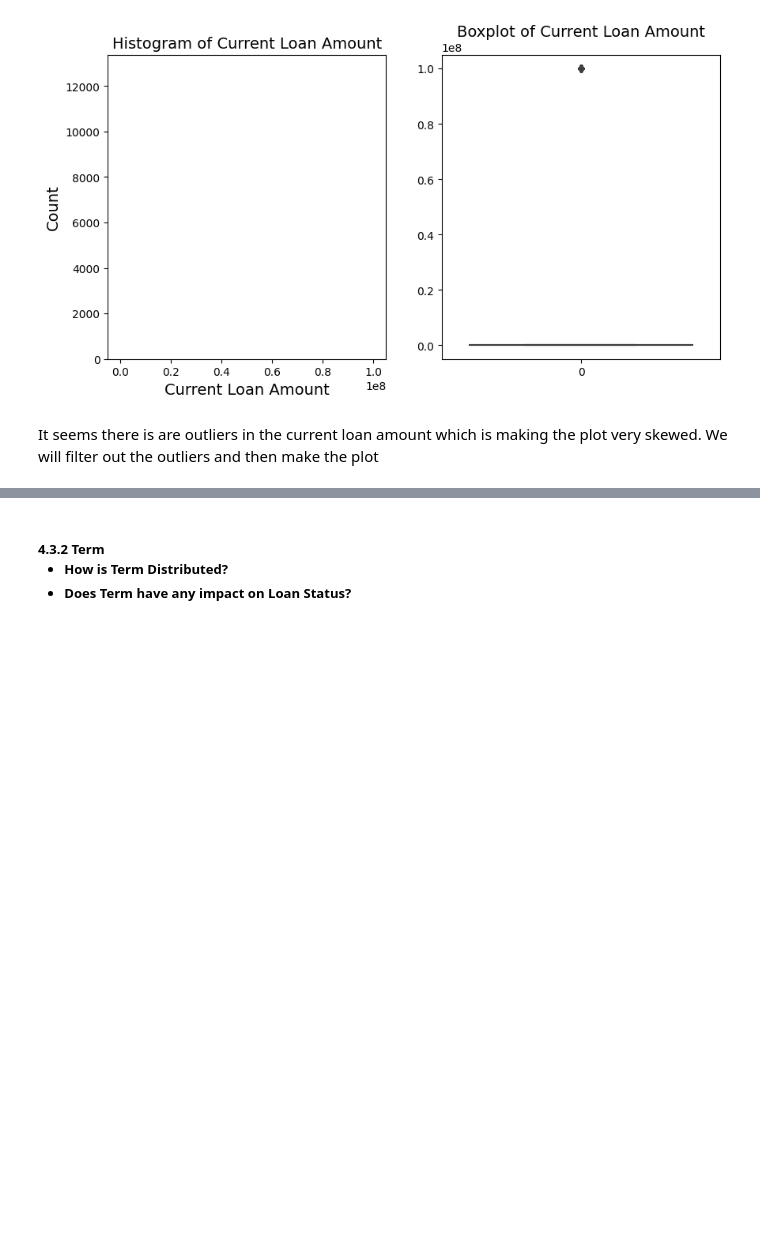
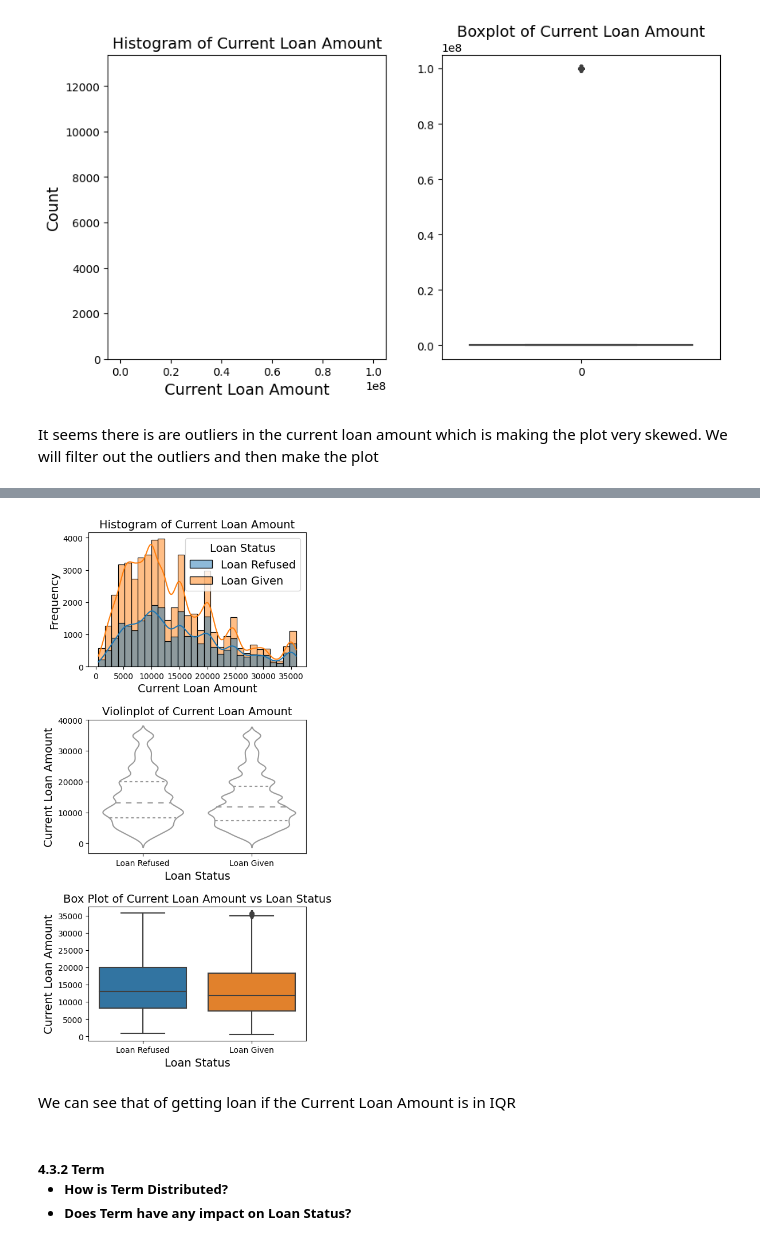
Before and after one commit to RohitDas92/Loan-Approval-Prediction-Project, a Jupyter notebook: loan_approval_prediction_V2.ipynb, the cells around one changed output, grey strips where cells are left out. Drawn from its saved outputs; the diff is of its cells as text; code cells hidden in the pictures; blank space fills up the shorter version.

```diff
--- a/loan_approval_prediction_V2.ipynb
+++ b/loan_approval_prediction_V2.ipynb
@@ -488,3 +470,33 @@ We can see that Current Loan Amount does not have to much impact on loan status
+# %%
+def bivariate_analysis_num_cat_1(df, num_feature, cat_feature):
+    # Create a figure and a grid of subplots
+    fig, axs = plt.subplots(3, 1, figsize=(5, 10))  # Increase height to avoid overlapping
+
+    # Visualize histogram
+    sns.histplot(data=df, x=num_feature, hue=cat_feature, kde=True, color='skyblue', bins=30, ax=axs[0])
+    axs[0].set_title(f'Histogram of {num_feature}')
+    axs[0].set_xlabel(f'{num_feature}')
+    axs[0].set_ylabel('Frequency')
+
+    # Visualize violinplot
+    sns.violinplot(data=df, x=cat_feature, y=num_feature, inner='quartile', color='white', ax=axs[1])
+    axs[1].set_title(f'Violinplot of {num_feature}')
+    axs[1].set_xlabel(f'{cat_feature}')
+    axs[1].set_ylabel(f'{num_feature}')
+
+    # Visualize boxplot
+    sns.boxplot(data=df, x=cat_feature, y=num_feature, ax=axs[2])
+    axs[2].set_title(f'Box Plot of {num_feature} vs {cat_feature}')
+
+
+    plt.tight_layout()  # Adjust spacing between subplots
+    plt.show()
+# %%
+bivariate_analysis_num_cat_1(filtered_outliers_CLA,'Current Loan Amount','Loan Status')
+# %% [output]
+[figure, added]
+# %% [markdown]
+We can see that of getting loan if the Current Loan Amount is in IQR
 # %% [markdown]
 <h5>4.3.2 Term
 
```
Also changed, not shown: parts of 16 cells of this notebook, 1 other file.
